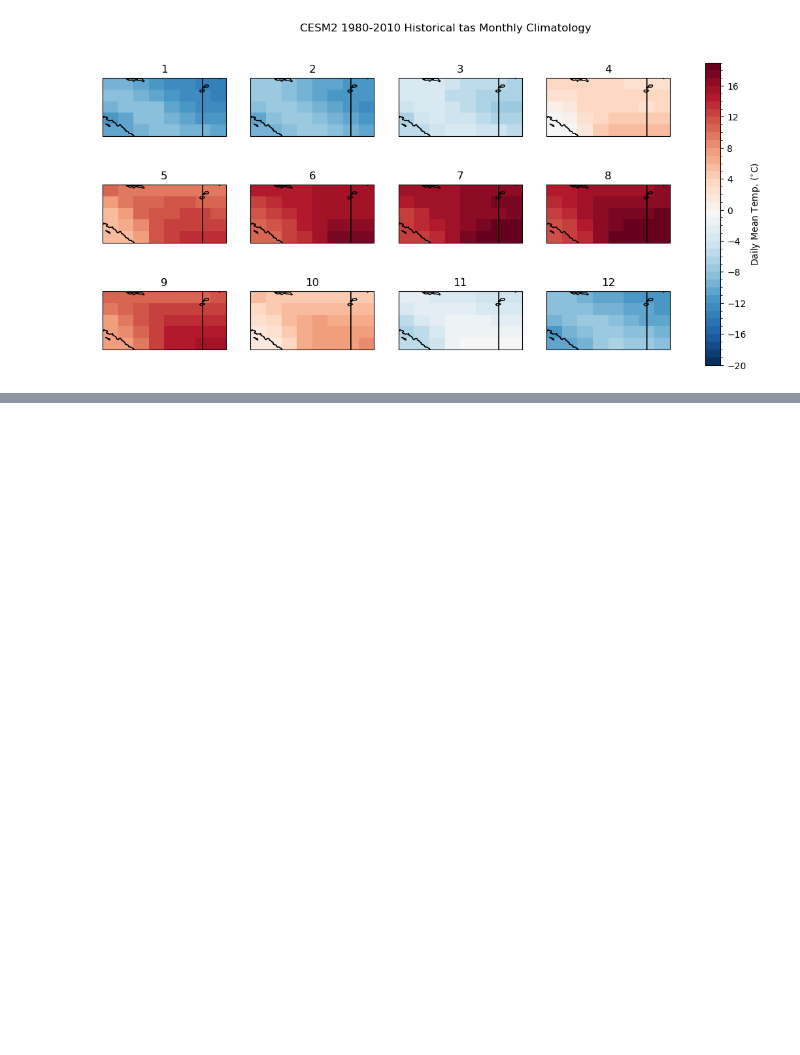
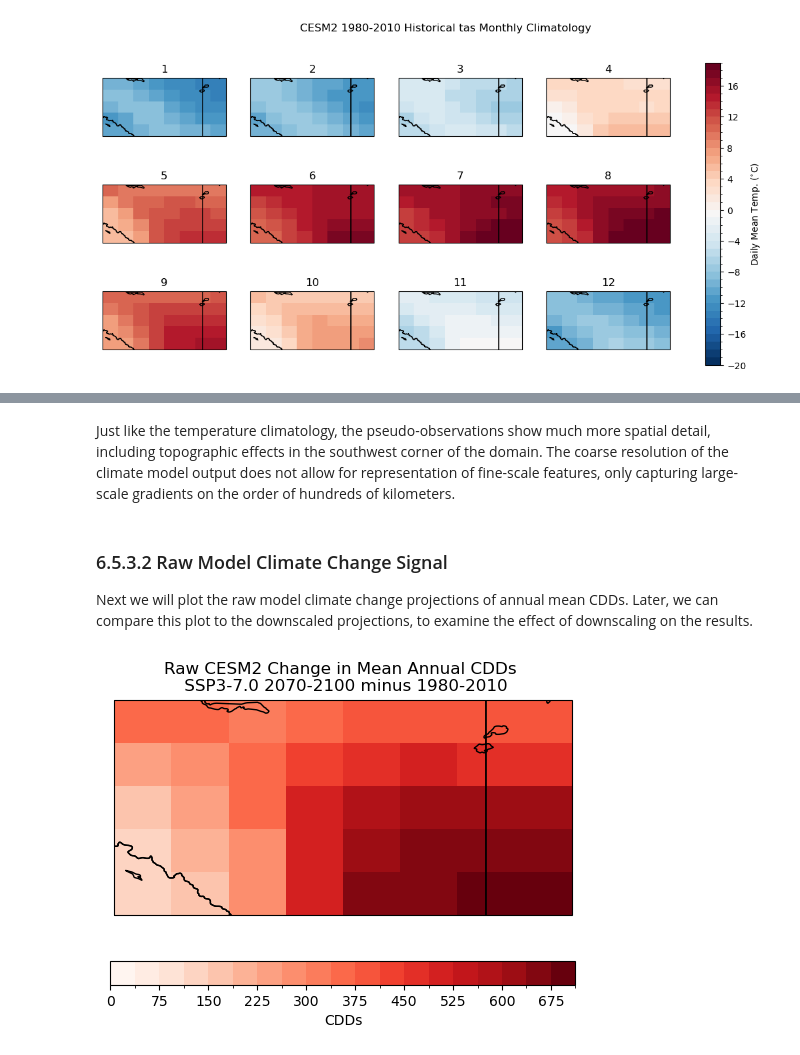
Before and after one commit to mikemorris12/UTCDW_Guidebook, a Jupyter notebook: Chapter6/section6.5_gridded_DCBBA_example.ipynb, the cells around one changed output, grey strips where cells are left out. Drawn from its saved outputs; the diff is of its cells as text; code cells hidden in the pictures; blank space fills up the shorter version.

```diff
--- a/Chapter6/section6.5_gridded_DCBBA_example.ipynb
+++ b/Chapter6/section6.5_gridded_DCBBA_example.ipynb
@@ -179,0 +220,27 @@ Immediately we can see that the higher spatial resolution of ERA5-Land resolves
+# %% [markdown]
+Just like the temperature climatology, the pseudo-observations show much more spatial detail, including topographic effects in the southwest corner of the domain. The coarse resolution of the climate model output does not allow for representation of fine-scale features, only capturing large-scale gradients on the order of hundreds of kilometers.
+# %% [markdown]
+### 6.5.3.2 Raw Model Climate Change Signal
+
+Next we will plot the raw model climate change projections of annual mean CDDs. Later, we can compare this plot to the downscaled projections, to examine the effect of downscaling on the results.
+# %%
+# plot maps of changes long-term mean CDDs for raw CESM2
+levels_cdd_delta = np.arange(0, 750, 37.5)
+fig, ax = plt.subplots( subplot_kw = spkws, figsize = (6, 4))
+
+cdd_delta_raw = cdd_ssp3_raw_ltm - cdd_hist_raw_ltm
+
+cdd_delta_raw.plot.pcolormesh(ax = ax, levels = levels_cdd_delta,
+                              cbar_kwargs = dict(orientation = 'horizontal', label = 'CDDs'),
+                              cmap = 'Reds')
+
+ax.coastlines()
+ax.add_feature(cfeature.LAKES, edgecolor = 'k', facecolor = 'none', zorder = 2)
+ax.add_feature(cfeature.STATES, edgecolor = 'k', zorder = 2)
+ax.add_feature(cfeature.BORDERS, edgecolor = 'k', zorder = 2)
+
+ax.set_title("Raw CESM2 Change in Mean Annual CDDs \n SSP3-7.0 2070-2100 minus 1980-2010")
+
+plt.show()
+# %% [output]
+[figure, added]
```
Also changed, not shown: parts of 9 cells of this notebook, 1 other file.
